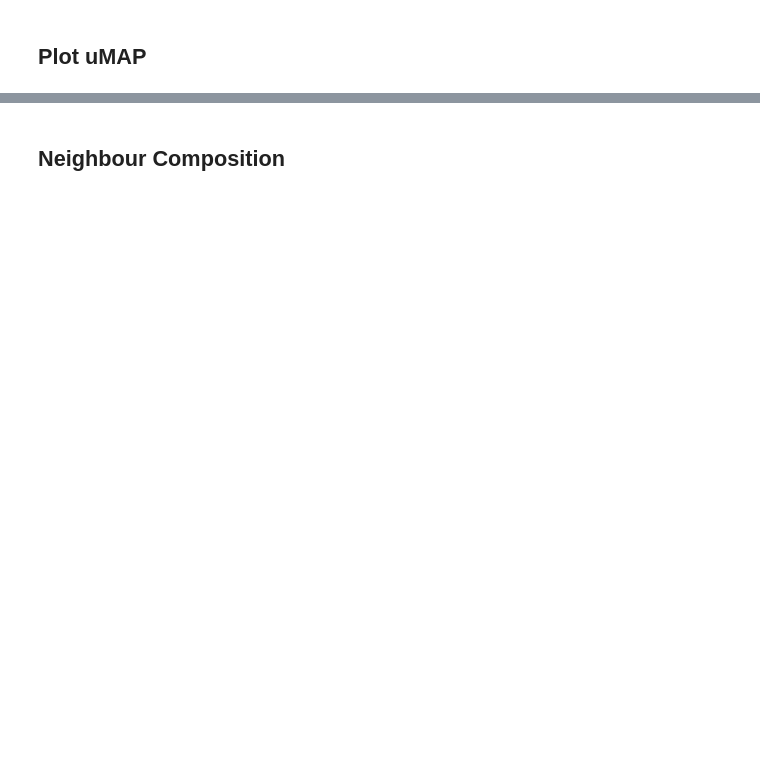
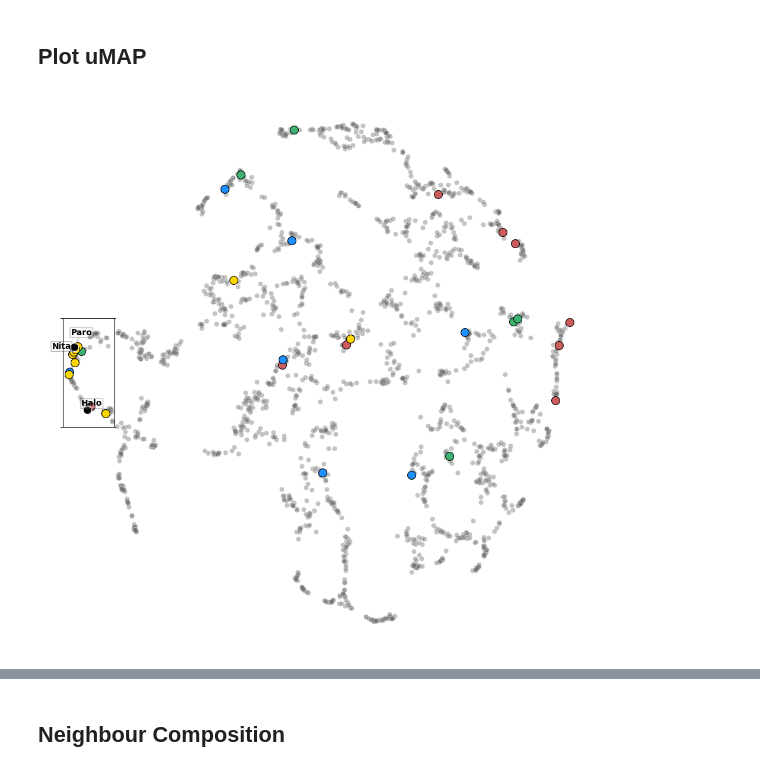
Before and after one commit to romanbaptista/lincs-embedding, a Jupyter notebook: 7B_analyse_name_embeddings.ipynb, the cells around one changed output, grey strips where cells are left out. Drawn from its saved outputs; the diff is of its cells as text; code cells hidden in the pictures; blank space fills up the shorter version.

```diff
--- a/7B_analyse_name_embeddings.ipynb
+++ b/7B_analyse_name_embeddings.ipynb
@@ -184,13 +188,27 @@ list_treat = ['Halo', 'Nita', 'Paro']
 
 # Plot
 plt.figure(figsize = (12,12))
+
 sns.scatterplot(df_umap, x = 'x', y = 'y', color = 'dimgrey', alpha = 0.4)
-sns.scatterplot(df_umap[df_umap['perturbagen_name'].isin(list_treat)], x = 'x', y = 'y', color = 'black', s = 200)
-#sns.scatterplot(df_umap[df_umap['perturbagen_name'].str.contains('statin')], x = 'x', y = 'y', color = 'indianred', s = 100, edgecolor = 'black')
 sns.scatterplot(df_umap[df_umap['perturbagen_name'].isin(list_statin_names)], x = 'x', y = 'y', color = 'indianred', s = 100, edgecolor = 'black')
 sns.scatterplot(df_umap[df_umap['perturbagen_name'].isin(list_opioid_names)], x = 'x', y = 'y', color = 'mediumseagreen', s = 100, edgecolor = 'black')
 sns.scatterplot(df_umap[df_umap['perturbagen_name'].isin(list_profen_names)], x = 'x', y = 'y', color = 'dodgerblue', s = 100, edgecolor = 'black')
 sns.scatterplot(df_umap[df_umap['perturbagen_name'].isin(list_hdac_names)], x = 'x', y = 'y', color = 'gold', s = 100, edgecolor = 'black')
+sns.scatterplot(df_umap[df_umap['perturbagen_name'].isin(list_treat)], x = 'x', y = 'y', color = 'black', s = 100)
+
+# Define axline limits
+xmin = 0.03
+xmax = 0.13
+ymin = 0.4
+ymax = 0.6
+color = 'black'
+width = 0.75
+
+plt.axvline(x = -5, ymin = ymin, ymax = ymax, color = color, linewidth = width)
+plt.axvline(x = -3, ymin = ymin, ymax = ymax, color = color, linewidth = width)
+plt.axhline(y = 3.6, xmin = xmin, xmax = xmax, color = color, linewidth = width)
+plt.axhline(y = 6.85, xmin = xmin, xmax = xmax, color = color, linewidth = width)
+
 
 list_text = []
 seen_points = set()   # prevent exact duplicates only
@@ -198,6 +216,12 @@ seen_points = set()   # prevent exact duplicates only
 for idx, row in df_umap.iterrows():
     drug = row['perturbagen_name']
     x, y = row['x'], row['y']
+
+#     # Skip if not in list treat
+    if (
+        drug not in list_treat
+    ):
+        continue
 
     # Skip points that are not in any category
     if (
@@ -227,30 +251,32 @@ for idx, row in df_umap.iterrows():
     elif drug in list_hdac_names:
         label_color = 'darkgoldenrod'
     else:
         label_color = 'black'
 
     # Label style
     label_style = {
         'fontsize': 10,
         'alpha': 1,
         'weight': 'bold',
         'color': label_color,
         'ha': 'center',
         'va': 'bottom',
         'bbox': {
             'facecolor': 'whitesmoke',
             'alpha': 0.25,
             'edgecolor': 'black',
             'boxstyle': 'round, pad=0.1'
         }
     }
 
     list_text.append(
         plt.text(x, y, drug, **label_style)
     )
 
 # Adjust text positions
 adjust_text(list_text, arrowprops=dict(arrowstyle='-', color='dimgrey', lw=0.5));
 
 # Remove axes
 plt.axis('off');
+# %% [output]
+[figure, added]
```
Also changed, not shown: parts of 18 cells of this notebook, 3 other files.
